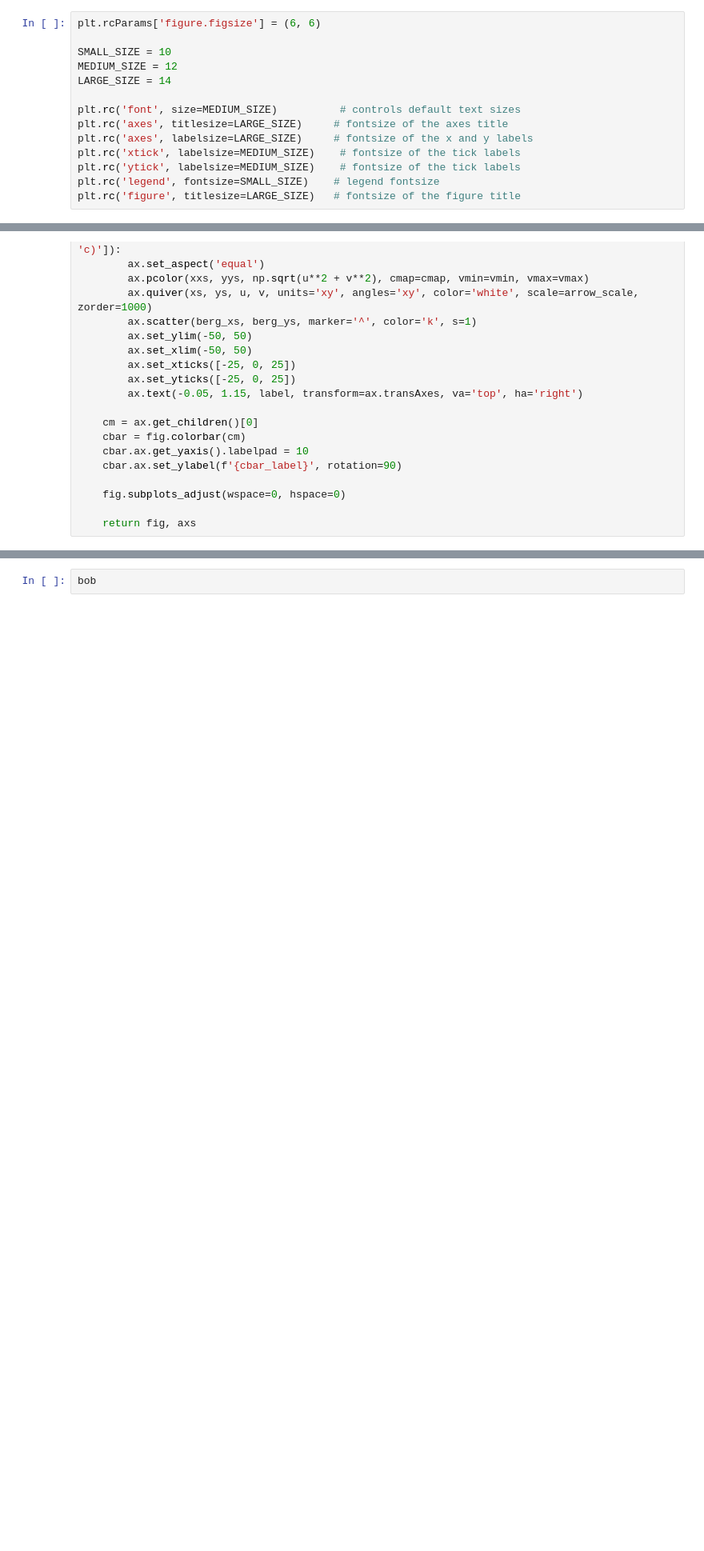
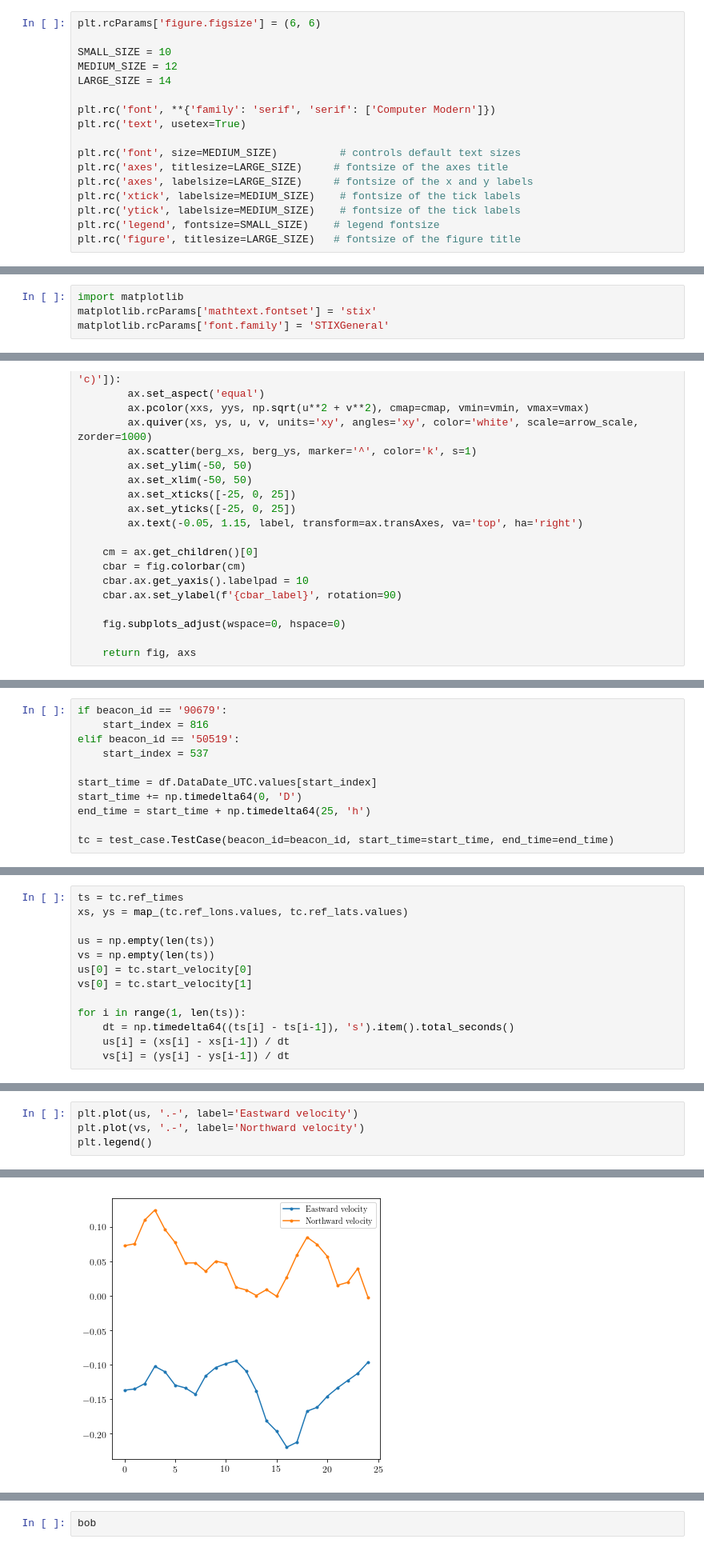
Before and after one commit to jmunroe/IceDEF, a Jupyter notebook: notebooks/ensemble.ipynb, the cells around one changed output, grey strips where cells are left out. Shown at 80% size. Cells and saved outputs as stored; diff of their text form; blank space fills up the shorter version.

```diff
--- a/notebooks/ensemble.ipynb
+++ b/notebooks/ensemble.ipynb
@@ -23,6 +23,9 @@ plt.rcParams['figure.figsize'] = (6, 6)
 SMALL_SIZE = 10
 MEDIUM_SIZE = 12
 LARGE_SIZE = 14
+
+plt.rc('font', **{'family': 'serif', 'serif': ['Computer Modern']})
+plt.rc('text', usetex=True)
 
 plt.rc('font', size=MEDIUM_SIZE)          # controls default text sizes
 plt.rc('axes', titlesize=LARGE_SIZE)     # fontsize of the axes title
@@ -33,0 +45,4 @@ plt.rc('figure', titlesize=LARGE_SIZE)   # fontsize of the figure title
+# %%
+import matplotlib
+matplotlib.rcParams['mathtext.fontset'] = 'stix'
+matplotlib.rcParams['font.family'] = 'STIXGeneral'
@@ -351,0 +382,11 @@ def plot_metocean_field(m, tc, field, velocity_field, field_name='ocean'):
+# %%
+if beacon_id == '90679':
+    start_index = 816
+elif beacon_id == '50519':
+    start_index = 537
+
+start_time = df.DataDate_UTC.values[start_index]
+start_time += np.timedelta64(0, 'D')
+end_time = start_time + np.timedelta64(25, 'h')
+
+tc = test_case.TestCase(beacon_id=beacon_id, start_time=start_time, end_time=end_time)
@@ -351,0 +426,13 @@ def plot_metocean_field(m, tc, field, velocity_field, field_name='ocean'):
+# %%
+ts = tc.ref_times
+xs, ys = map_(tc.ref_lons.values, tc.ref_lats.values)
+
+us = np.empty(len(ts))
+vs = np.empty(len(ts))
+us[0] = tc.start_velocity[0]
+vs[0] = tc.start_velocity[1]
+
+for i in range(1, len(ts)):
+    dt = np.timedelta64((ts[i] - ts[i-1]), 's').item().total_seconds()
+    us[i] = (xs[i] - xs[i-1]) / dt
+    vs[i] = (ys[i] - ys[i-1]) / dt
@@ -351,0 +471,5 @@ def plot_metocean_field(m, tc, field, velocity_field, field_name='ocean'):
+# %%
+plt.plot(us, '.-', label='Eastward velocity')
+plt.plot(vs, '.-', label='Northward velocity')
+plt.legend()
+# %% [output]
@@ -351,0 +477 @@ def plot_metocean_field(m, tc, field, velocity_field, field_name='ocean'):
+[figure, added]
```
Also changed, not shown: parts of 22 cells of this notebook.
